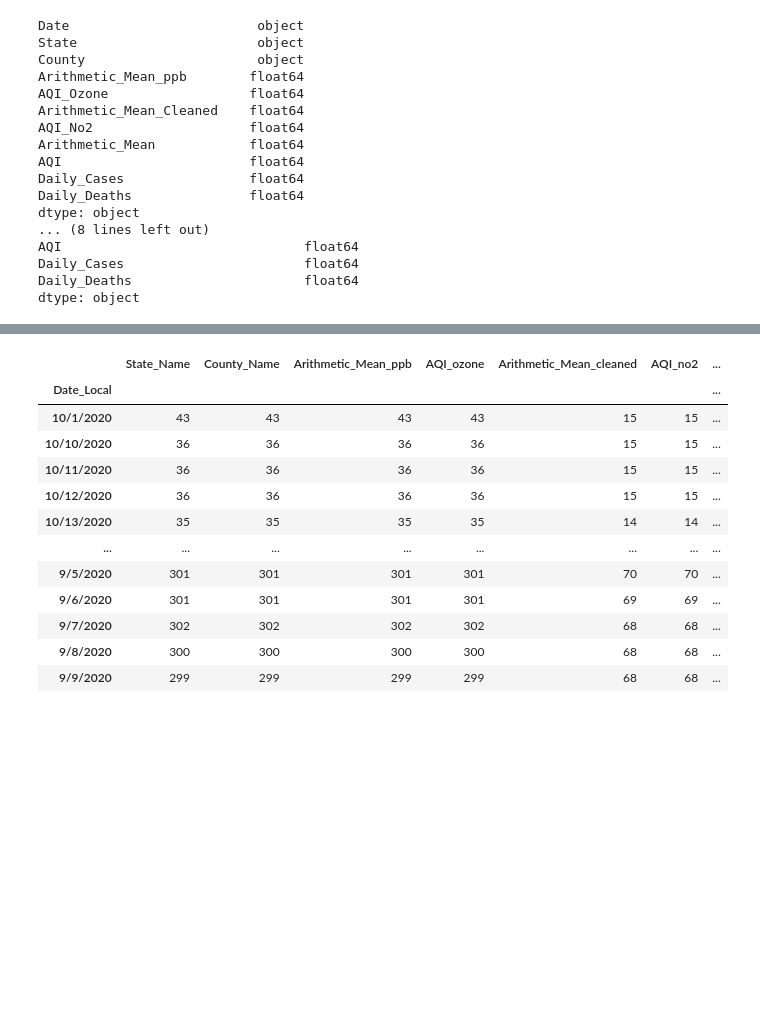
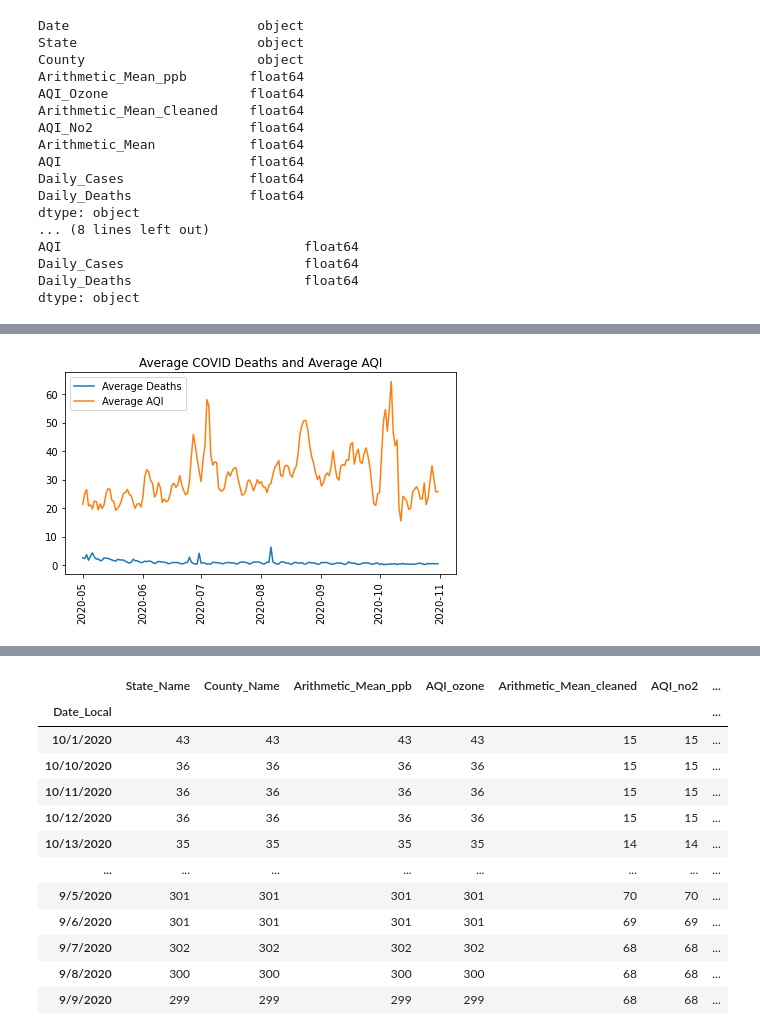
Before and after one commit to Jonathan-Barton/AirQualityProject, a Jupyter notebook: Data Merging.ipynb, the cells around one changed output, grey strips where cells are left out. Cells and saved outputs as stored; diff of their text form; code cells hidden in the pictures; blank space fills up the shorter version.

```diff
--- a/Data Merging.ipynb
+++ b/Data Merging.ipynb
@@ -322,0 +353,11 @@ plt.show()
+# %%
+plt.plot(dailyGroup['Daily_Deaths'], label ='Average Deaths')
+plt.plot(dailyGroup['AQI'], label = 'Average AQI')
+plt.xticks(rotation = 90)
+plt.legend()
+plt.title('Average COVID Deaths and Average AQI')
+plt.savefig('AQI & Covid Deaths.png')
+plt.tight_layout()
+plt.show()
+# %% [output]
+[figure, added]
```
Also changed, not shown: parts of 17 cells of this notebook, 6 other files.
